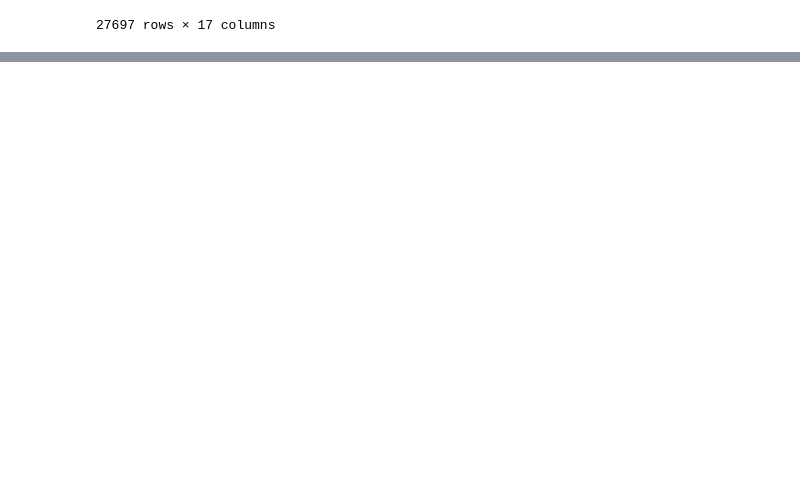
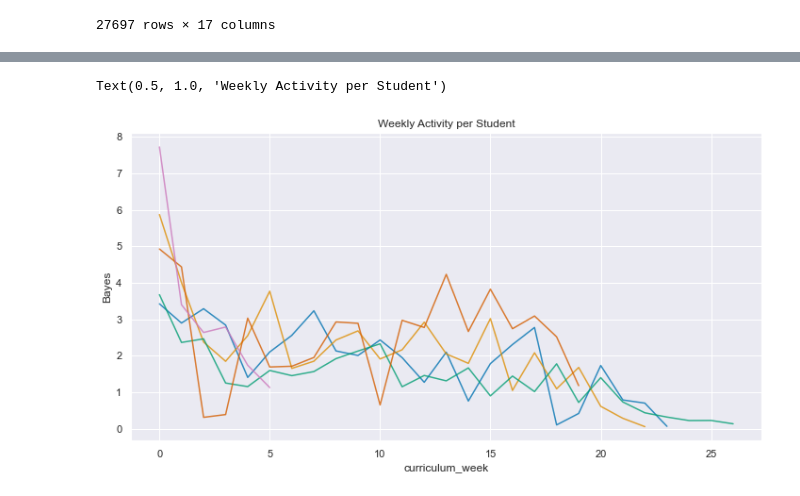
Before and after one commit to anomaly-project-jemison-01/anomaly_project, a Jupyter notebook: schlichting/explore.ipynb, the cells around one changed output, grey strips where cells are left out. Cells and saved outputs as stored; diff of their text form; code cells hidden in the pictures; blank space fills up the shorter version.

```diff
--- a/schlichting/explore.ipynb
+++ b/schlichting/explore.ipynb
@@ -601,0 +740,5 @@ df[df.program_name=='full_stack_php'].sort_values(by='end_date')
+# %%
+#This is skewed by students not accessing in a given week - better to just assume total unique ids last the whole time
+df8_3 = pd.DataFrame(ds_grp.time.count())
+df8_3 = df8_3.unstack(level=0)
+df8_3
@@ -601,0 +755,7 @@ df[df.program_name=='full_stack_php'].sort_values(by='end_date')
+# %%
+for coh in df8_3.index:
+    num_stud = df8[df8.name == coh].user_id.nunique()
+    df8_3.loc[coh,:] = df8_3.loc[coh,:] / num_stud
+
+df8_3.columns = df8_3.columns.droplevel(0)
+df8_3
@@ -601,0 +771,10 @@ df[df.program_name=='full_stack_php'].sort_values(by='end_date')
+# %%
+plt.figure(figsize=(12,6))
+colors = sns.color_palette('colorblind').as_hex()
+for cnt,coh in enumerate(df8_3.index):
+    sns.lineplot(x=df8_3.columns, y=df8_3.loc[coh,:],color=colors[cnt],alpha=.8)
+
+plt.title('Weekly Activity per Student')
+# %% [output]
+Text(0.5, 1.0, 'Weekly Activity per Student')
+[figure, added]
```
Also changed, not shown: parts of 16 cells of this notebook, 2 other files.
